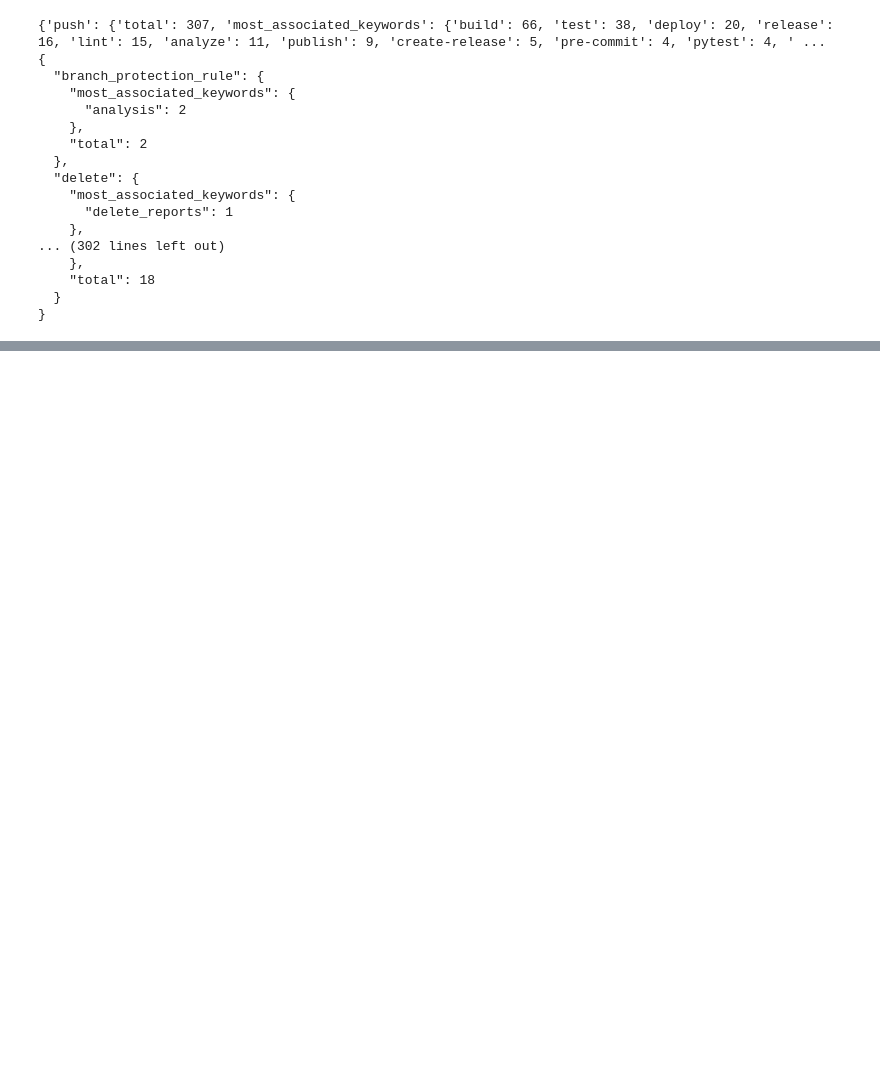
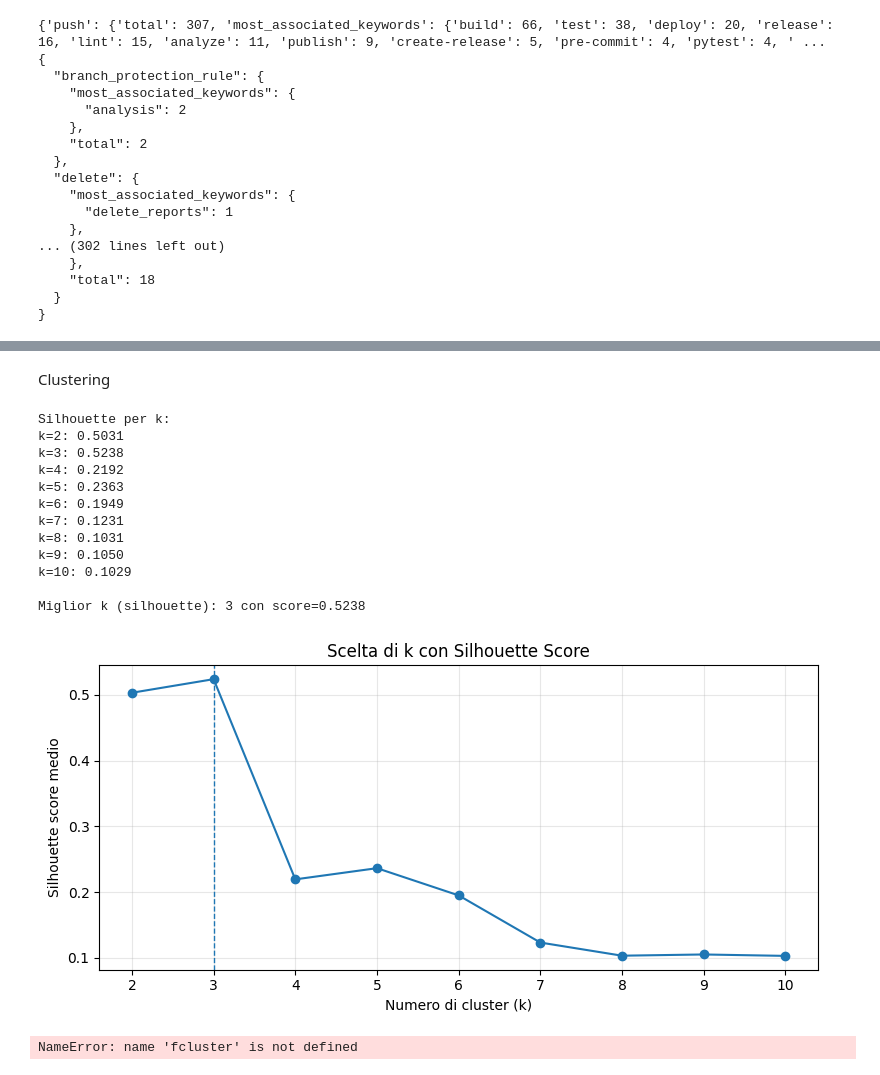
Before and after one commit to GiuSeppE898/SE4AI-base, a Jupyter notebook: notebooks/rq_2.ipynb, the cells around one changed output, grey strips where cells are left out. Saved outputs shown, nothing was run; the diff lists cells and outputs as text; code cells hidden in the pictures; blank space fills up the shorter version.

```diff
--- a/notebooks/rq_2.ipynb
+++ b/notebooks/rq_2.ipynb
@@ -175,0 +303,56 @@ print(json.dumps(result,sort_keys=True,indent=2))
+# %% [markdown]
+Clustering
+# %%
+from sklearn.cluster import AgglomerativeClustering
+from sklearn.metrics import silhouette_score
+
+# Valuta k possibili e seleziona quello con silhouette media migliore
+k_values = list(range(2, min(10, len(triggers)) + 1))
+sil_scores = []
+
+for k in k_values:
+    model = AgglomerativeClustering(n_clusters=k, linkage="ward")
+    labels_k = model.fit_predict(matrix_norm.values)
+    score = silhouette_score(matrix_norm.values, labels_k, metric="euclidean")
+    sil_scores.append(score)
+
+best_idx = int(np.argmax(sil_scores))
+best_k = k_values[best_idx]
+best_score = sil_scores[best_idx]
+
+print("Silhouette per k:")
+for k, s in zip(k_values, sil_scores):
+    print(f"k={k}: {s:.4f}")
+
+print(f"\nMiglior k (silhouette): {best_k} con score={best_score:.4f}")
+
+fig, ax = plt.subplots(figsize=(8, 4))
+ax.plot(k_values, sil_scores, marker="o")
+ax.axvline(best_k, linestyle="--", linewidth=1)
+ax.set_title("Scelta di k con Silhouette Score", fontsize=12)
+ax.set_xlabel("Numero di cluster (k)")
+ax.set_ylabel("Silhouette score medio")
+ax.grid(alpha=0.3)
+plt.tight_layout()
+plt.show()
+
+# Applica il k migliore al clustering gerarchico già calcolato sopra
+labels_best = fcluster(Z, best_k, criterion="maxclust")
+cluster_map_best = pd.Series(labels_best, index=triggers).sort_values()
+print("\nAssegnazione trigger -> cluster (k ottimale):")
+print(cluster_map_best.to_string())
+# %% [output]
+Silhouette per k:
+k=2: 0.5031
+k=3: 0.5238
+k=4: 0.2192
+k=5: 0.2363
+k=6: 0.1949
+k=7: 0.1231
+k=8: 0.1031
+k=9: 0.1050
+k=10: 0.1029
+
+Miglior k (silhouette): 3 con score=0.5238
+[figure, added]
+NameError: name 'fcluster' is not defined
```
Also changed, not shown: parts of 10 cells of this notebook, 2 other files.
